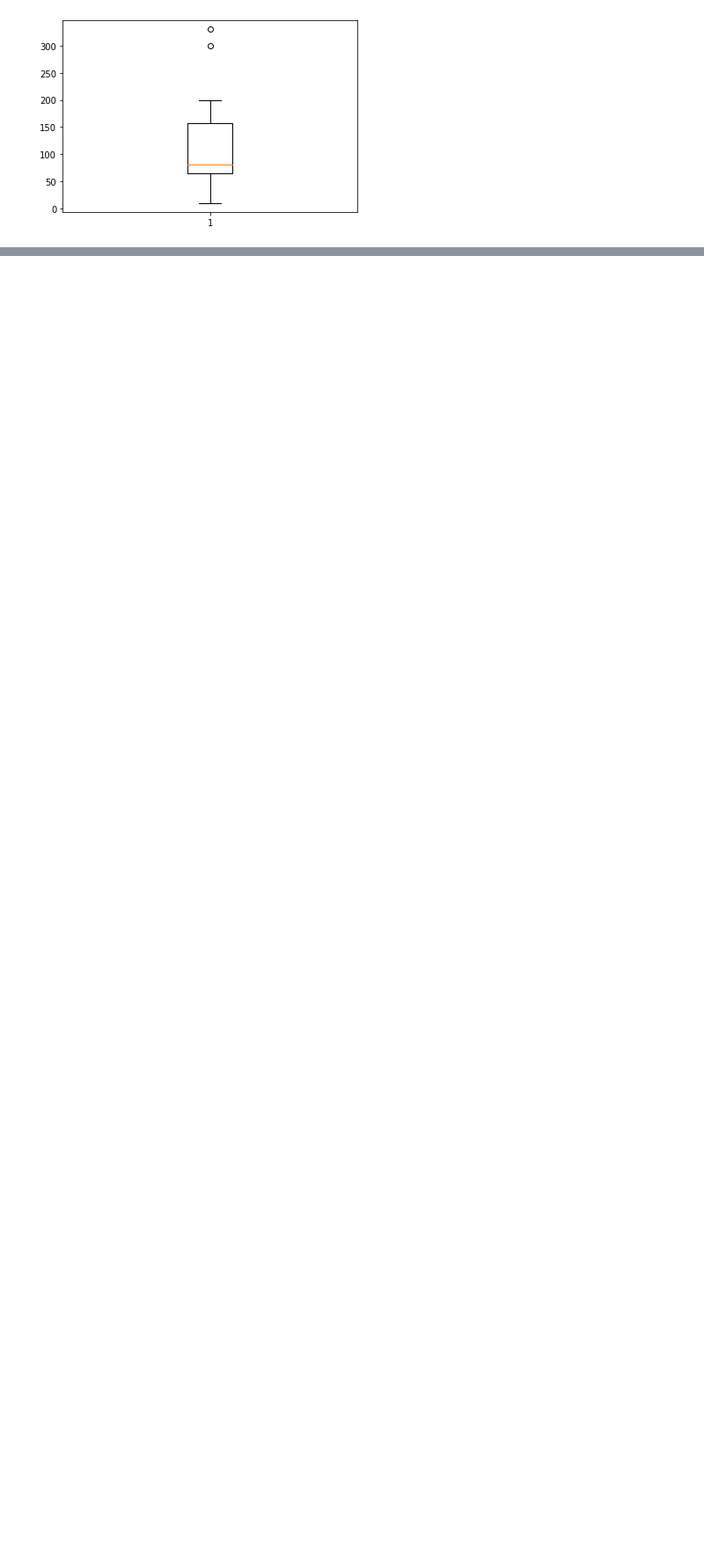
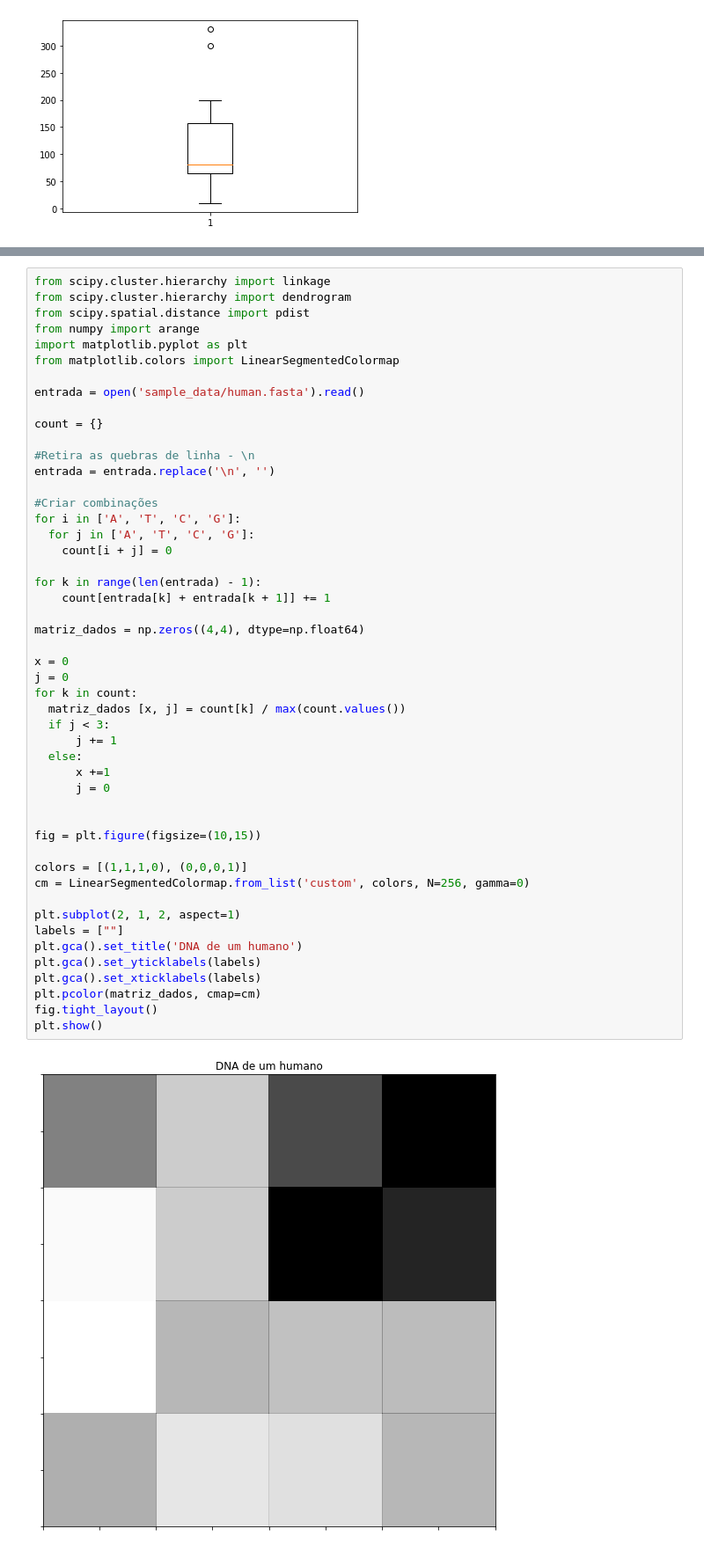
Before and after one commit to itimes-digital/estudo_visualizacao_python, a Jupyter notebook: estudo_python_matplotlib.ipynb, the cells around one changed output, grey strips where cells are left out. Shown at 88% size. Drawn from its saved outputs; the diff is of its cells as text; blank space fills up the shorter version.

```diff
--- a/estudo_python_matplotlib.ipynb
+++ b/estudo_python_matplotlib.ipynb
@@ -279,0 +245,51 @@ plt.show()
+# %%
+from scipy.cluster.hierarchy import linkage
+from scipy.cluster.hierarchy import dendrogram
+from scipy.spatial.distance import pdist
+from numpy import arange
+import matplotlib.pyplot as plt
+from matplotlib.colors import LinearSegmentedColormap
+
+entrada = open('sample_data/human.fasta').read()
+
+count = {}
+
+#Retira as quebras de linha - \n
+entrada = entrada.replace('\n', '')
+
+#Criar combinações
+for i in ['A', 'T', 'C', 'G']:
+  for j in ['A', 'T', 'C', 'G']:
+    count[i + j] = 0
+
+for k in range(len(entrada) - 1):
+    count[entrada[k] + entrada[k + 1]] += 1
+
+matriz_dados = np.zeros((4,4), dtype=np.float64)
+
+x = 0
+j = 0
+for k in count:
+  matriz_dados [x, j] = count[k] / max(count.values())
+  if j < 3:
+      j += 1
+  else:
+      x +=1
+      j = 0
+
+
+fig = plt.figure(figsize=(10,15))
+
+colors = [(1,1,1,0), (0,0,0,1)]
+cm = LinearSegmentedColormap.from_list('custom', colors, N=256, gamma=0)
+
+plt.subplot(2, 1, 2, aspect=1)
+labels = [""]
+plt.gca().set_title('DNA de um humano')
+plt.gca().set_yticklabels(labels)
+plt.gca().set_xticklabels(labels)
+plt.pcolor(matriz_dados, cmap=cm)
+fig.tight_layout()
+plt.show()
+# %% [output]
+[figure, added]
```
Also changed, not shown: parts of 3 cells of this notebook.
